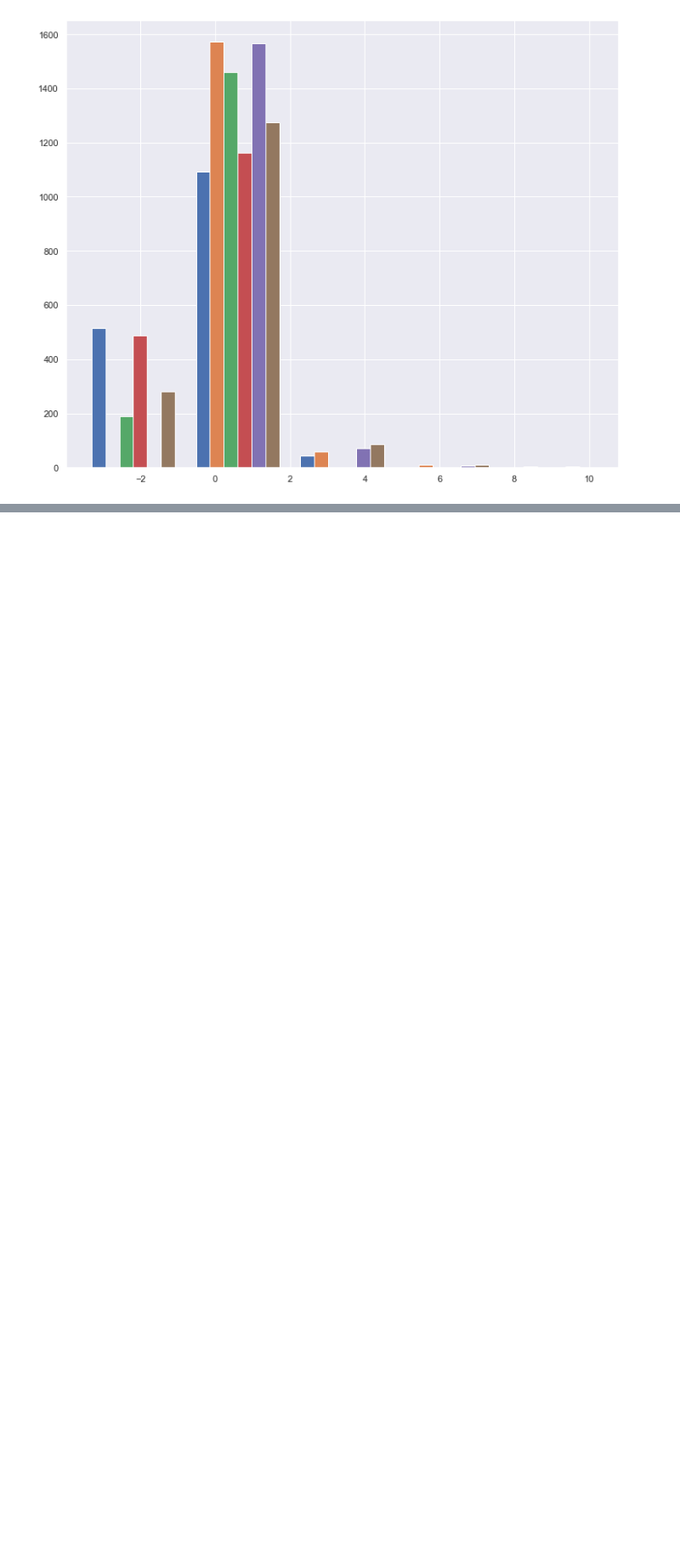
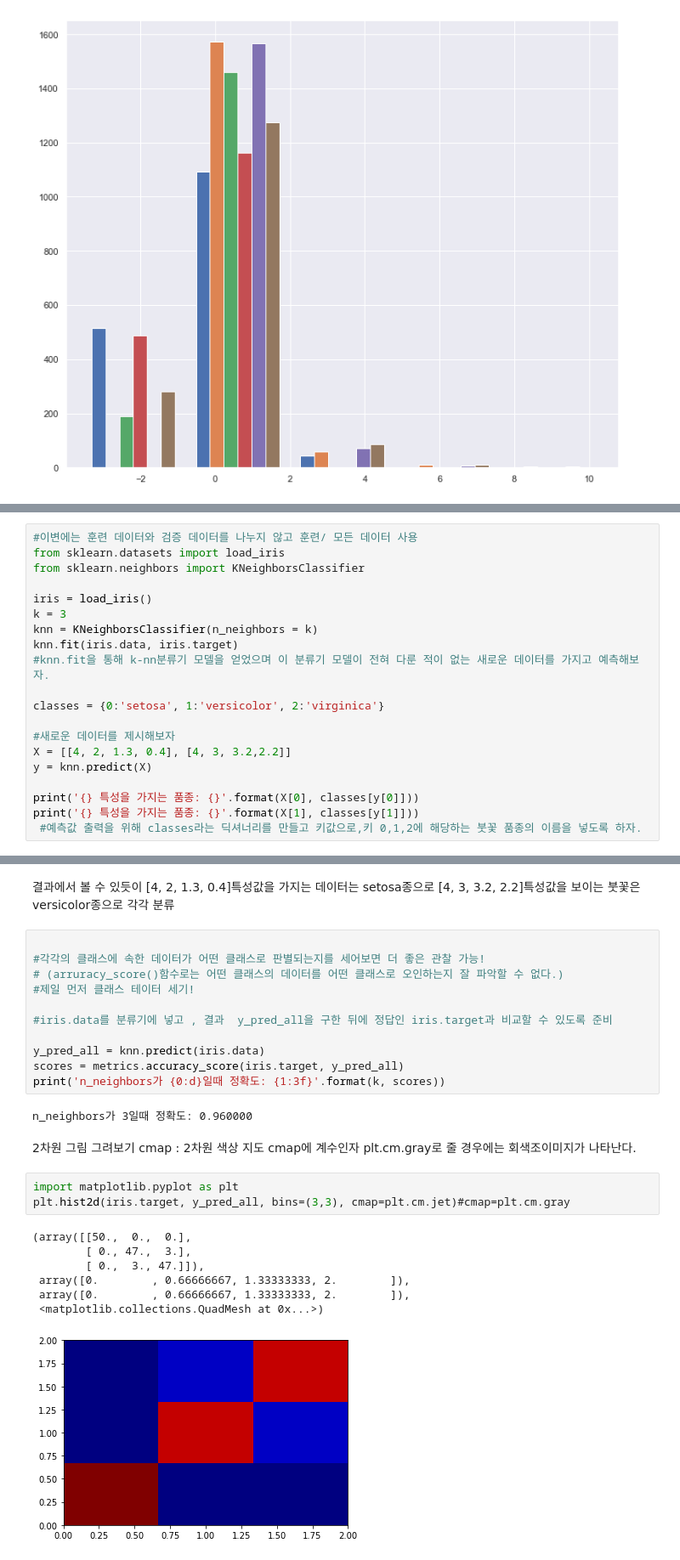
Before and after one commit to soeunida/-, a Jupyter notebook: Untitled-1.ipynb, the cells around one changed output, grey strips where cells are left out. Shown at 85% size. Drawn from its saved outputs; the diff is of its cells as text; blank space fills up the shorter version.

```diff
--- a/Untitled-1.ipynb
+++ b/Untitled-1.ipynb
@@ -284,0 +443,20 @@ NameError: name 'sXtrain' is not defined
+# %%
+#이변에는 훈련 데이터와 검증 데이터를 나누지 않고 훈련/ 모든 데이터 사용
+from sklearn.datasets import load_iris
+from sklearn.neighbors import KNeighborsClassifier
+
+iris = load_iris()
+k = 3
+knn = KNeighborsClassifier(n_neighbors = k)
+knn.fit(iris.data, iris.target)
+#knn.fit을 통해 k-nn분류기 모델을 얻었으며 이 분류기 모델이 전혀 다룬 적이 없는 새로운 데이터를 가지고 예측해보자.
+
+classes = {0:'setosa', 1:'versicolor', 2:'virginica'}
+
+#새로운 데이터를 제시해보자
+X = [[4, 2, 1.3, 0.4], [4, 3, 3.2,2.2]]
+y = knn.predict(X)
+
+print('{} 특성을 가지는 품종: {}'.format(X[0], classes[y[0]]))
+print('{} 특성을 가지는 품종: {}'.format(X[1], classes[y[1]]))
+ #예측값 출력을 위해 classes라는 딕셔너리를 만들고 키값으로,키 0,1,2에 해당하는 붓꽃 품종의 이름을 넣도록 하자.
@@ -284,0 +466,31 @@ NameError: name 'sXtrain' is not defined
+# %% [markdown]
+결과에서 볼 수 있듯이 [4, 2, 1.3, 0.4]특성값을 가지는 데이터는 setosa종으로
+[4, 3, 3.2, 2.2]특성값을 보이는 붓꽃은 versicolor종으로 각각 분류
+# %%
+
+#각각의 클래스에 속한 데이터가 어떤 클래스로 판별되는지를 세어보면 더 좋은 관찰 가능!
+# (arruracy_score()함수로는 어떤 클래스의 데이터를 어떤 클래스로 오인하는지 잘 파악할 수 없다.)
+#제일 먼저 클래스 테이터 세기!
+
+#iris.data를 분류기에 넣고 , 결과  y_pred_all을 구한 뒤에 정답인 iris.target과 비교할 수 있도록 준비
+
+y_pred_all = knn.predict(iris.data)
+scores = metrics.accuracy_score(iris.target, y_pred_all)
+print('n_neighbors가 {0:d}일때 정확도: {1:3f}'.format(k, scores))
+# %% [output]
+n_neighbors가 3일때 정확도: 0.960000
+# %% [markdown]
+2차원 그림 그려보기
+cmap : 2차원 색상 지도
+cmap에 계수인자 plt.cm.gray로 줄 경우에는 회색조이미지가 나타난다.
+# %%
+import matplotlib.pyplot as plt
+plt.hist2d(iris.target, y_pred_all, bins=(3,3), cmap=plt.cm.jet)#cmap=plt.cm.gray
+# %% [output]
+(array([[50.,  0.,  0.],
+        [ 0., 47.,  3.],
+        [ 0.,  3., 47.]]),
+ array([0.        , 0.66666667, 1.33333333, 2.        ]),
+ array([0.        , 0.66666667, 1.33333333, 2.        ]),
+ <matplotlib.collections.QuadMesh at 0x...>)
+[figure, added]
```
Also changed, not shown: parts of 32 cells of this notebook.
